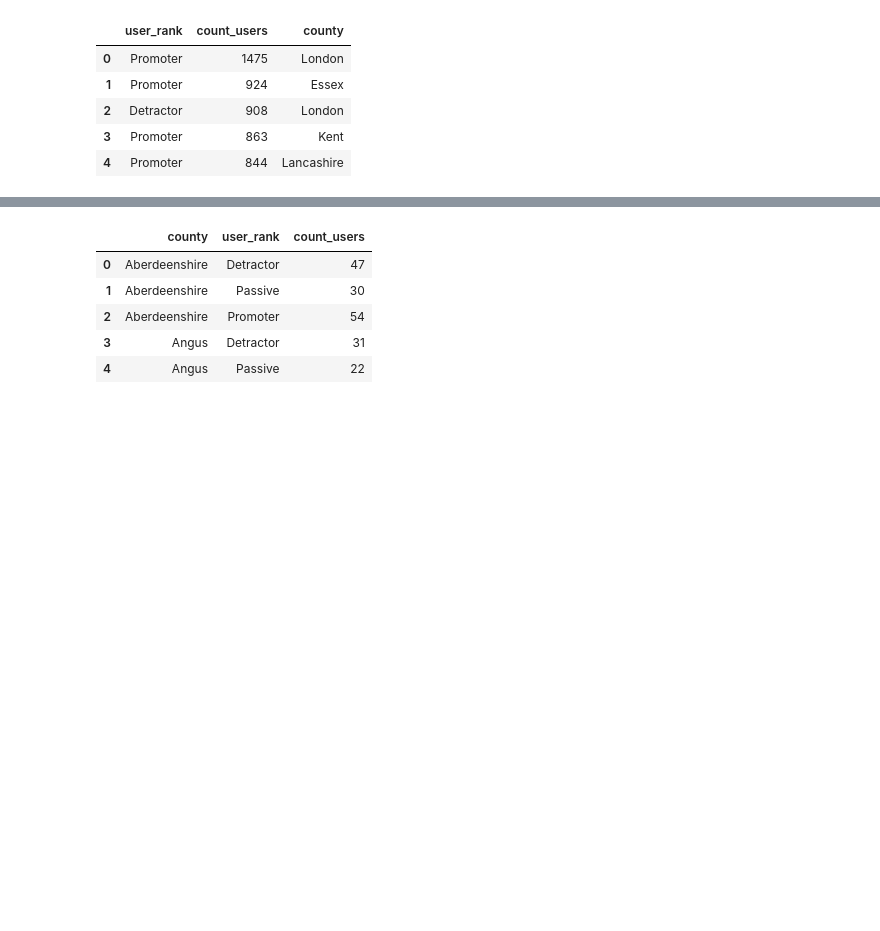
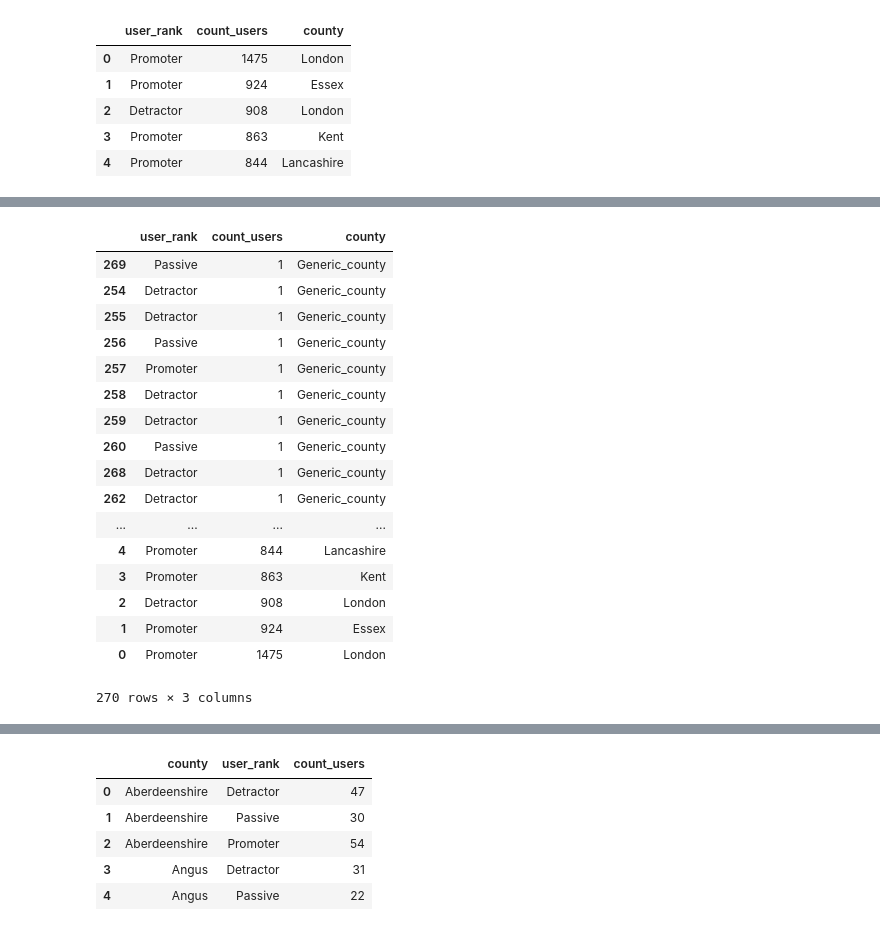
Before and after one commit to giacman/mybuilder_tech-task, a Jupyter notebook: tech_task.ipynb, the cells around one changed output, grey strips where cells are left out. Saved outputs shown, nothing was run; the diff lists cells and outputs as text; code cells hidden in the pictures; blank space fills up the shorter version.

```diff
--- a/tech_task.ipynb
+++ b/tech_task.ipynb
@@ -147,0 +150,21 @@ county_size.reset_index().head()
+# %%
+data_2.sort_values(by = ['count_users'], ascending=True)
+# %% [output]
+|  | user_rank | count_users | county |
+| 269 | Passive | 1 | Generic_county |
+| 254 | Detractor | 1 | Generic_county |
+| 255 | Detractor | 1 | Generic_county |
+| 256 | Passive | 1 | Generic_county |
+| 257 | Promoter | 1 | Generic_county |
+| 258 | Detractor | 1 | Generic_county |
+| 259 | Detractor | 1 | Generic_county |
+| 260 | Passive | 1 | Generic_county |
+| 268 | Detractor | 1 | Generic_county |
+| 262 | Detractor | 1 | Generic_county |
+| ... | ... | ... | ... |
+| 4 | Promoter | 844 | Lancashire |
+| 3 | Promoter | 863 | Kent |
+| 2 | Detractor | 908 | London |
+| 1 | Promoter | 924 | Essex |
+| 0 | Promoter | 1475 | London |
+270 rows × 3 columns
```
Also changed, not shown: parts of 16 cells of this notebook.
